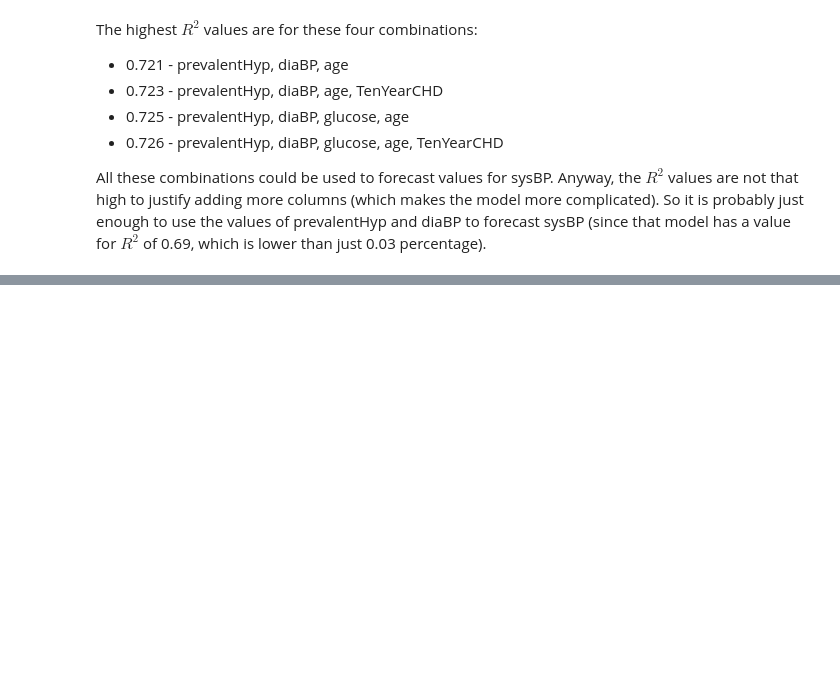
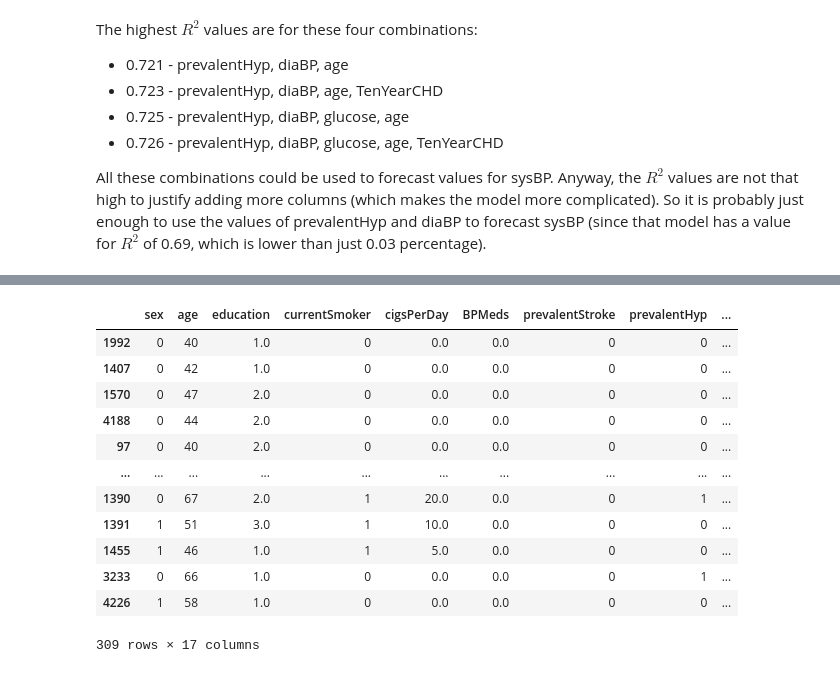
Before and after one commit to Mirkesx/cardiovascularity_study_dataset, a Jupyter notebook: project_notebook_marco_cavalli_1000024189.ipynb, the cells around one changed output, grey strips where cells are left out. Saved outputs shown, nothing was run; the diff lists cells and outputs as text; code cells hidden in the pictures; blank space fills up the shorter version.

```diff
--- a/project_notebook_marco_cavalli_1000024189.ipynb
+++ b/project_notebook_marco_cavalli_1000024189.ipynb
@@ -858,0 +1227,16 @@ Notes:
+# %%
+framingham[(framingham['TenYearCHD'] == 1) & (framingham['FRS'] < 10)].sort_values('FRS')
+# %% [output]
+|  | sex | age | education | currentSmoker | cigsPerDay | BPMeds | prevalentStroke | prevalentHyp | ... |
+| 1992 | 0 | 40 | 1.0 | 0 | 0.0 | 0.0 | 0 | 0 | ... |
+| 1407 | 0 | 42 | 1.0 | 0 | 0.0 | 0.0 | 0 | 0 | ... |
+| 1570 | 0 | 47 | 2.0 | 0 | 0.0 | 0.0 | 0 | 0 | ... |
+| 4188 | 0 | 44 | 2.0 | 0 | 0.0 | 0.0 | 0 | 0 | ... |
+| 97 | 0 | 40 | 2.0 | 0 | 0.0 | 0.0 | 0 | 0 | ... |
+| ... | ... | ... | ... | ... | ... | ... | ... | ... | ... |
+| 1390 | 0 | 67 | 2.0 | 1 | 20.0 | 0.0 | 0 | 1 | ... |
+| 1391 | 1 | 51 | 3.0 | 1 | 10.0 | 0.0 | 0 | 0 | ... |
+| 1455 | 1 | 46 | 1.0 | 1 | 5.0 | 0.0 | 0 | 0 | ... |
+| 3233 | 0 | 66 | 1.0 | 0 | 0.0 | 0.0 | 0 | 1 | ... |
+| 4226 | 1 | 58 | 1.0 | 0 | 0.0 | 0.0 | 0 | 0 | ... |
+309 rows × 17 columns
```
Also changed, not shown: parts of 16 cells of this notebook.
